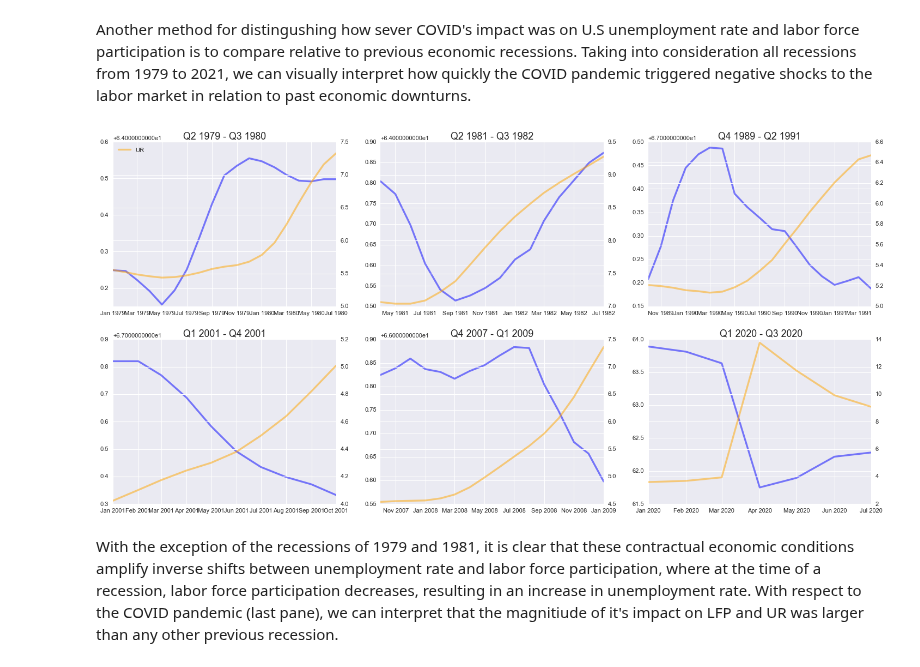
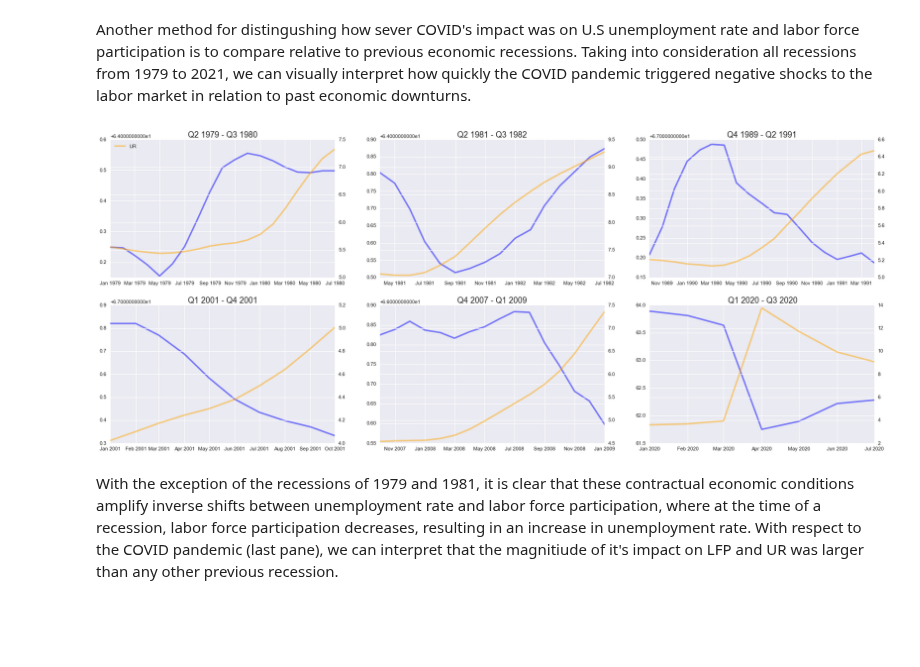
Before and after one commit to vgm236/ferrante_moreira_data_project, a Jupyter notebook: app/ferrante_moreira_project.ipynb, the cells around one changed output. Saved outputs shown, nothing was run; the diff lists cells and outputs as text; code cells hidden in the pictures; blank space fills up the shorter version.

```diff
--- a/app/ferrante_moreira_project.ipynb
+++ b/app/ferrante_moreira_project.ipynb
@@ -585,7 +585,7 @@ df_intra_covid = df_ur_lfp["2020-01-01":"2020-12-31"]
 df_post_covid = df_ur_lfp["2021-01-01":"2021-10-31"]
 
 
-fig, ax = plt.subplots(1, 3, figsize=(20, 6))
+fig, ax = plt.subplots(1, 3, figsize=(24, 10))
 
 ax[0].scatter(
     df_pre_covid["labor_force_participation"].mean(),
@@ -724,7 +724,7 @@ post_south_lfp = df_post_covid["labor_force_participation"][south]
 
 
 # Scatter plots showing transitions through pre, intra, and post COVID by region
-fig, ax = plt.subplots(1,4, figsize=(20,6))
+fig, ax = plt.subplots(1,4, figsize=(24,10))
 
 west_ur = [pre_west_ur, intra_west_ur, post_west_ur]
 west_lfp = [pre_west_lfp, intra_west_lfp, post_west_lfp]
@@ -845,7 +845,7 @@ recession_covid = df_ur_lfp.query("date >= '2020-01-01'"
     ).query("date <= '2020-07-01'")
 
 # Plot UR and LFP for each reported recession
-fig, ax = plt.subplots(2, 3, figsize=(20,10))
+fig, ax = plt.subplots(2, 3, figsize=(24,10))
 
 charts = [(0, 0), (0, 1), (0, 2), (1, 0), (1, 1), (1, 2)]
 
@@ -865,34 +865,34 @@ ur_rec = [
     recession_89["unemployment_rate"].mean(axis=1),
     recession_01["unemployment_rate"].mean(axis=1),
     recession_07["unemployment_rate"].mean(axis=1),
     recession_covid["unemployment_rate"].mean(axis=1)]
 
 for (i, j) in zip(charts, lfp_rec):
     ax[i].plot(j, color = 'b', alpha=0.5, linewidth=3)
 
 for i in charts:
     ax[i] = ax[i].twinx()
 
 for (i, k) in zip(charts, ur_rec):
     ax[i].plot(k, color = 'orange', alpha=0.5, linewidth=3)
 
 rec_titles = ["Q2 1979 - Q3 1980", "Q2 1981 - Q3 1982", "Q4 1989 - Q2 1991",
             "Q1 2001 - Q4 2001", "Q4 2007 - Q1 2009", " Q1 2020 - Q3 2020"]
 
 for (i, j) in zip(charts, rec_titles):
     ax[i].set_title(j, fontsize=16)
 
 # fix  xlabels
 degrees = 70
 for i in charts:
     ax[i].tick_params(axis='x', rotation=degrees)
 
 # fig legend
 ax[0, 0].legend(["UR", "LFP"], loc='upper left')
 
 plt.style.use("seaborn")
 # %% [output]
-[figure, old version]
+[figure, new version]
 # %% [markdown]
 With the exception of the recessions of 1979 and 1981, it is clear that these contractual economic conditions amplify inverse shifts between unemployment rate and labor force participation, where at the time of a recession, labor force participation decreases, resulting in an increase in unemployment rate. With respect to the COVID pandemic (last pane), we can interpret that the magnitiude of it's impact on LFP and UR was larger than any other previous recession.
 # %% [markdown]
```
Also changed, not shown: parts of 3 cells of this notebook.
